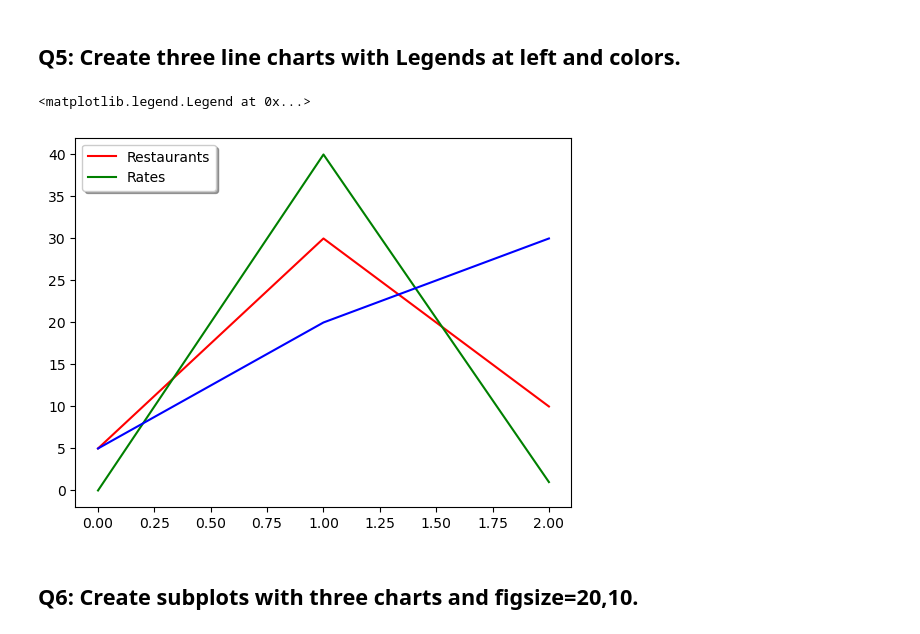
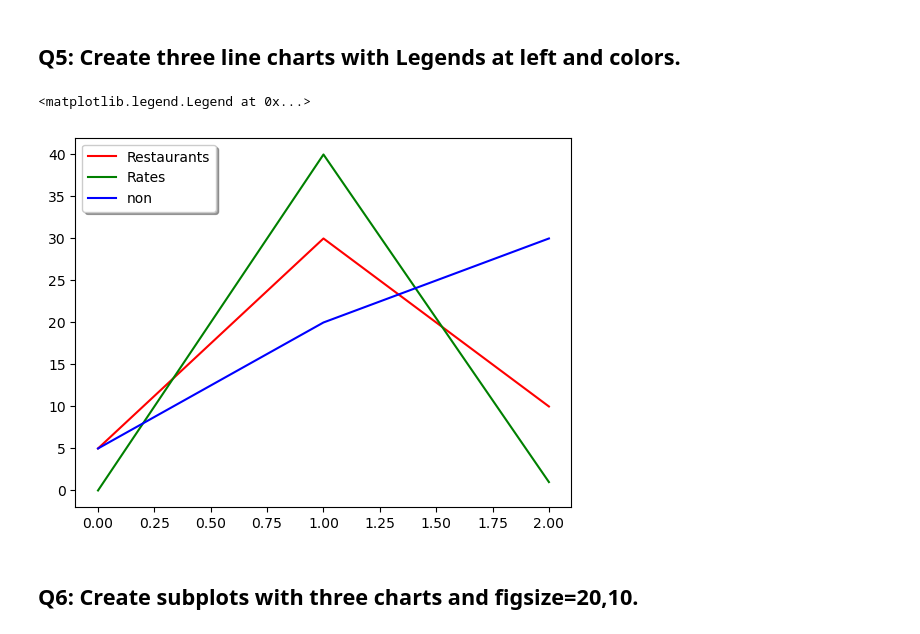
Before and after one commit to Tuwaiq-Data-Science-Bootcamp-V4/Matplotlib-Lab1, a Jupyter notebook: Matplotlib_Assignment1_Mohammed_Almalki.ipynb, the cells around one changed output. Cells and saved outputs as stored; diff of their text form; code cells hidden in the pictures.

```diff
--- a/Matplotlib_Assignment1_Mohammed_Almalki.ipynb
+++ b/Matplotlib_Assignment1_Mohammed_Almalki.ipynb
@@ -57,11 +57,11 @@ Text(0, 0.5, 'Restaurants')
 # %%
 plt.plot([5,30,10],'r')
 plt.plot([0,40,1],'g')
 plt.plot([5,20,30],'b')
-plt.legend(['Restaurants','Rates'], shadow = True, loc = (2))
+plt.legend(['Restaurants','Rates','non'], shadow = True, loc = (2))
 # %% [output]
 <matplotlib.legend.Legend at 0x...>
-[figure, old version]
+[figure, new version]
 # %% [markdown]
 ## Q6: Create subplots with three charts and figsize=20,10.
 # %%
```
